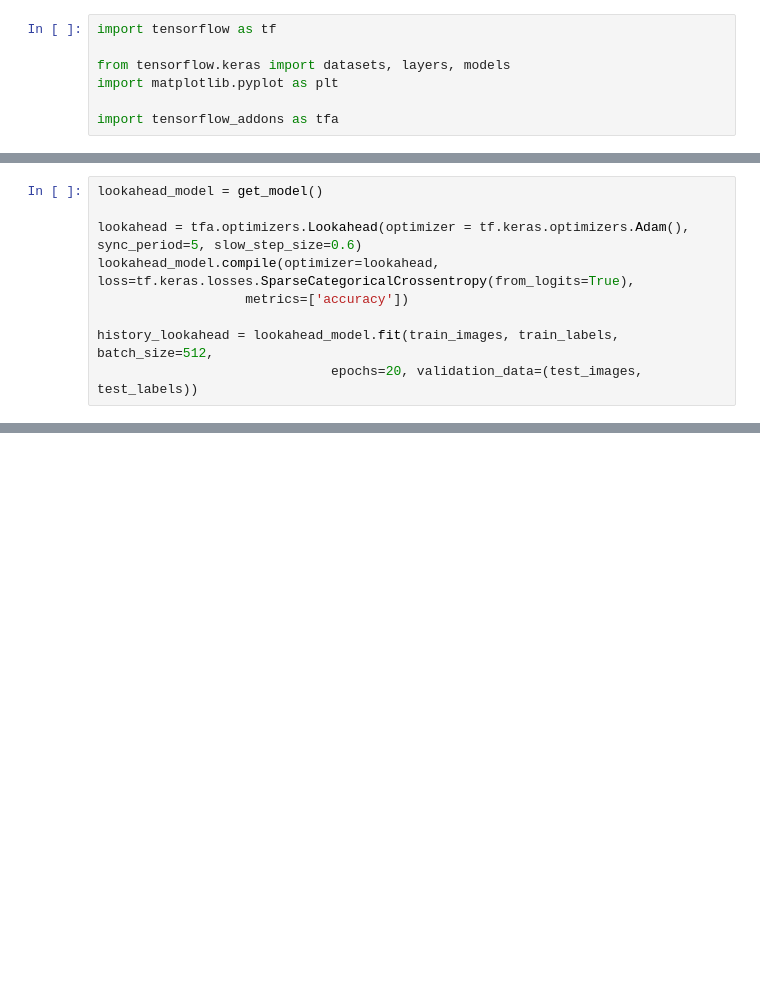
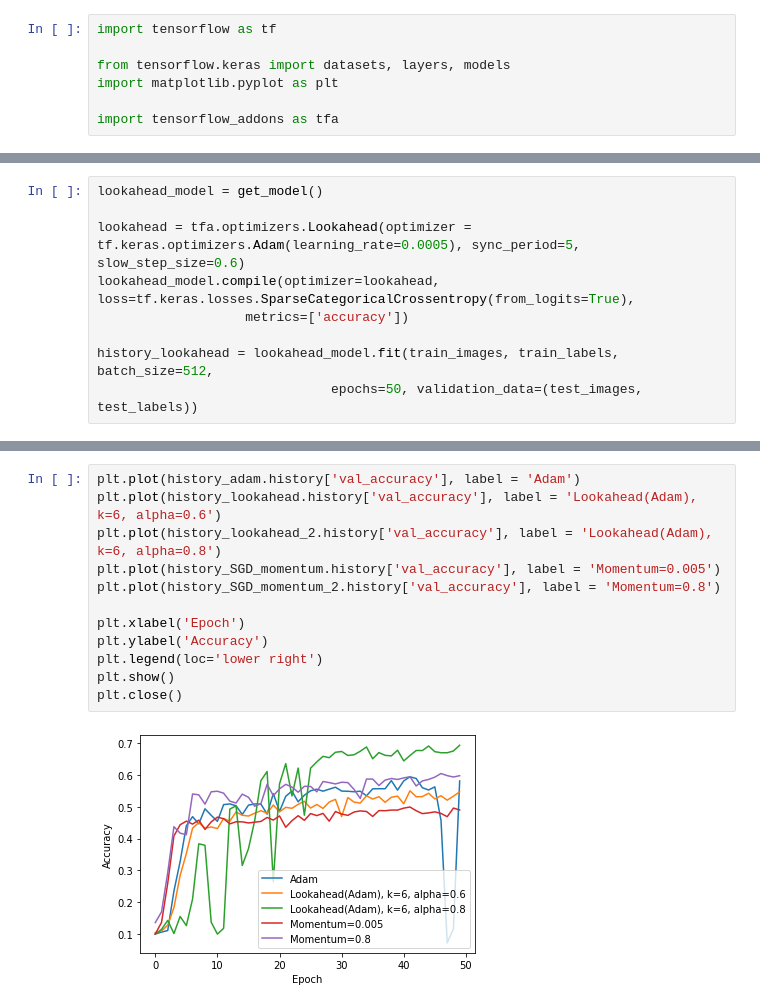
Before and after one commit to haroldbola/Course_Maphat, a Jupyter notebook: מודולים/עבודה ניסיונית/2. critic review/Lookahead.ipynb, the cells around one changed output, grey strips where cells are left out. Saved outputs shown, nothing was run; the diff lists cells and outputs as text; blank space fills up the shorter version.

```diff
--- a/מודולים/עבודה ניסיונית/2. critic review/Lookahead.ipynb
+++ b/מודולים/עבודה ניסיונית/2. critic review/Lookahead.ipynb
@@ -74,9 +81,9 @@ plot_acc_loss(history_adam)
 # %%
 lookahead_model = get_model()
 
-lookahead = tfa.optimizers.Lookahead(optimizer = tf.keras.optimizers.Adam(), sync_period=5, slow_step_size=0.6)
+lookahead = tfa.optimizers.Lookahead(optimizer = tf.keras.optimizers.Adam(learning_rate=0.0005), sync_period=5, slow_step_size=0.6)
 lookahead_model.compile(optimizer=lookahead, loss=tf.keras.losses.SparseCategoricalCrossentropy(from_logits=True),
                    metrics=['accuracy'])
 
 history_lookahead = lookahead_model.fit(train_images, train_labels, batch_size=512,
-                              epochs=20, validation_data=(test_images, test_labels))
+                              epochs=50, validation_data=(test_images, test_labels))
@@ -84,0 +211,14 @@ plot_acc_loss(history_lookahead)
+# %%
+plt.plot(history_adam.history['val_accuracy'], label = 'Adam')
+plt.plot(history_lookahead.history['val_accuracy'], label = 'Lookahead(Adam), k=6, alpha=0.6')
+plt.plot(history_lookahead_2.history['val_accuracy'], label = 'Lookahead(Adam), k=6, alpha=0.8')
+plt.plot(history_SGD_momentum.history['val_accuracy'], label = 'Momentum=0.005')
+plt.plot(history_SGD_momentum_2.history['val_accuracy'], label = 'Momentum=0.8')
+
+plt.xlabel('Epoch')
+plt.ylabel('Accuracy')
+plt.legend(loc='lower right')
+plt.show()
+plt.close()
+# %% [output]
+[figure, added]
```
Also changed, not shown: parts of 14 cells of this notebook.
